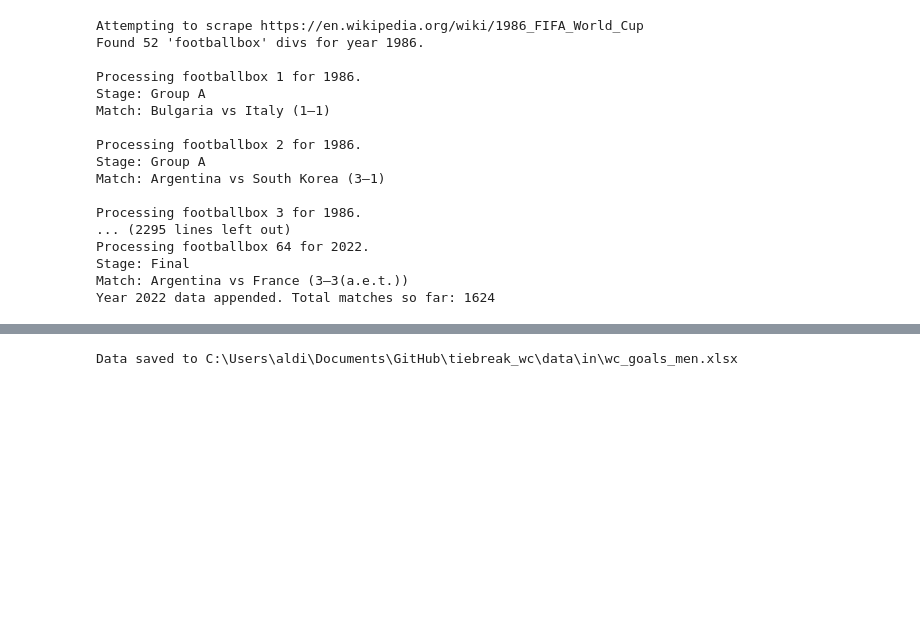
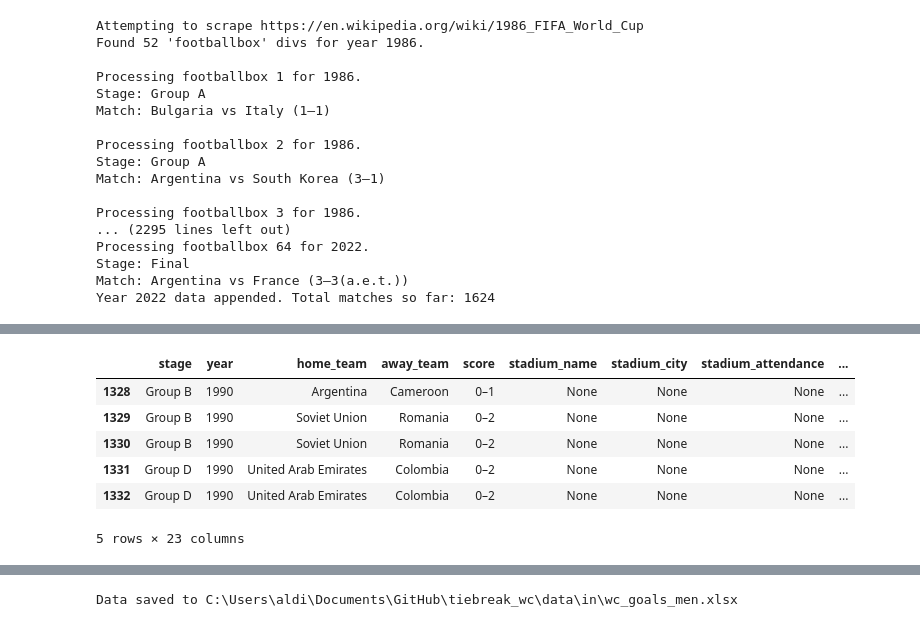
Before and after one commit to AEGDDI/tiebreak_wc, a Jupyter notebook: code/scrape/scraping.ipynb, the cells around one changed output, grey strips where cells are left out. Saved outputs shown, nothing was run; the diff lists cells and outputs as text; code cells hidden in the pictures; blank space fills up the shorter version.

Commit message:
kaggle world cup time

```diff
--- a/code/scrape/scraping.ipynb
+++ b/code/scrape/scraping.ipynb
@@ -48,0 +54,12 @@ Year 2022 data appended. Total matches so far: 1624
+# %%
+# Path to the dataset
+data_path = rf'C:\Users\{user}\Documents\GitHub\tiebreak_wc\data\in\fifa.csv'
+
+# Read the dataset with a different encoding
+kaggle = pd.read_csv(data_path, encoding='ISO-8859-1')
+# %%
+# Extract the year from the 'tournament_id' column in the Kaggle dataset
+kaggle['year'] = kaggle['tournament_id'].str.extract(r'WC-(\d{4})').astype(int)
+
+# Filter for observations where the year is 1990
+kaggle_1990 = kaggle[kaggle['year'] == 1990]
@@ -48,0 +167,56 @@ Year 2022 data appended. Total matches so far: 1624
+# %%
+# Create a dictionary to map matches to their respective times
+match_times = {
+    ('Italy', 'Austria', 'Group A'): '21:00',
+    ('United States', 'Czechoslovakia', 'Group A'): '17:00',
+    ('Italy', 'United States', 'Group A'): '21:00',
+    ('Austria', 'Czechoslovakia', 'Group A'): '21:00',
+    ('Austria', 'United States', 'Group A'): '21:00',
+    ('Italy', 'Czechoslovakia', 'Group A'): '21:00',
+    ('Argentina', 'Cameroon', 'Group B'): '18:00',
+    ('Soviet Union', 'Romania', 'Group B'): '17:00',
+    ('Cameroon', 'Romania', 'Group B'): '17:00',
+    ('Argentina', 'Soviet Union', 'Group B'): '21:00',
+    ('Cameroon', 'Soviet Union', 'Group B'): '21:00',
+    ('Argentina', 'Romania', 'Group B'): '21:00',
+    ('Brazil', 'Sweden', 'Group C'): '21:00',
+    ('Costa Rica', 'Scotland', 'Group C'): '17:00',
+    ('Brazil', 'Costa Rica', 'Group C'): '21:00',
+    ('Sweden', 'Scotland', 'Group C'): '17:00',
+    ('Brazil', 'Scotland', 'Group C'): '21:00',
+    ('Sweden', 'Costa Rica', 'Group C'): '21:00',
+    ('West Germany', 'Yugoslavia', 'Group D'): '21:00',
+    ('United Arab Emirates', 'Colombia', 'Group D'): '17:00',
+    ('Yugoslavia', 'Colombia', 'Group D'): '17:00',
+    ('Yugoslavia', 'United Arab Emirates', 'Group D'): '17:00',
+    ('West Germany', 'United Arab Emirates', 'Group D'): '21:00',
+    ('West Germany', 'Colombia', 'Group D'): '21:00',
+    ('South Korea','Spain', 'Group E'): '17:00',
+    ('Belgium', 'Uruguay', 'Group E'): '21:00',
+    ('South Korea', 'Uruguay', 'Group E'): '17:00',
+    ('Belgium', 'Spain', 'Group E'): '21:00',
+    ('Belgium', 'South Korea', 'Group E'): '21:00',
+    ('England', 'Republic of Ireland', 'Group F'): '21:00',
+    ('Netherlands', 'Egypt', 'Group F'): '21:00',
+    ('England', 'Netherlands', 'Group F'): '21:00',
+    ('Republic of Ireland', 'Egypt', 'Group F'): '17:00',
+    ('Republic of Ireland', 'Netherlands', 'Group F'): '21:00',
+    ('England', 'Egypt', 'Group F'): '21:00'
+    }
+
+# Update the 'time' column in the dataset based on the match_times dictionary
+for index, row in kaggle_1990_final.iterrows():
+    key = (row['home_team'], row['away_team'], row['stage'])
+    if key in match_times:
+        kaggle_1990_final.at[index, 'time'] = match_times[key]
+
+# Display the updated dataset
+kaggle_1990_final.head()
+# %% [output]
+|  | stage | year | home_team | away_team | score | stadium_name | stadium_city | stadium_attendance | ... |
+| 1328 | Group B | 1990 | Argentina | Cameroon | 0–1 | None | None | None | ... |
+| 1329 | Group B | 1990 | Soviet Union | Romania | 0–2 | None | None | None | ... |
+| 1330 | Group B | 1990 | Soviet Union | Romania | 0–2 | None | None | None | ... |
+| 1331 | Group D | 1990 | United Arab Emirates | Colombia | 0–2 | None | None | None | ... |
+| 1332 | Group D | 1990 | United Arab Emirates | Colombia | 0–2 | None | None | None | ... |
+5 rows × 23 columns
```
Also changed, not shown: parts of 5 cells of this notebook, 4 other files.
